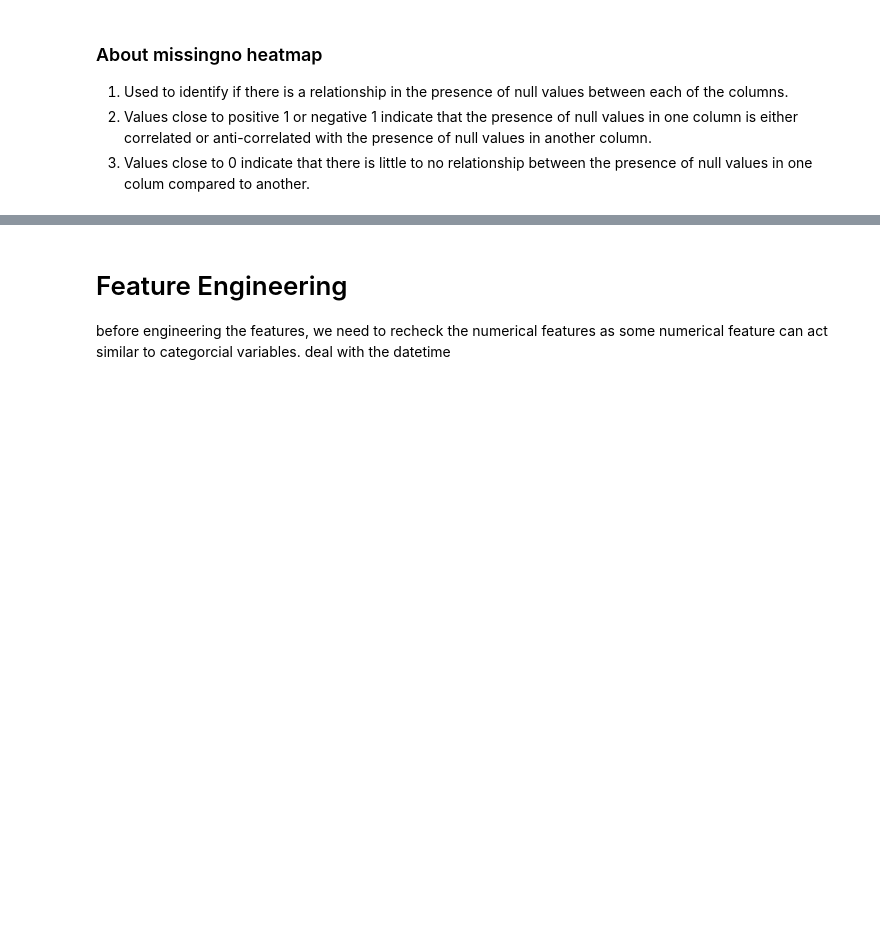
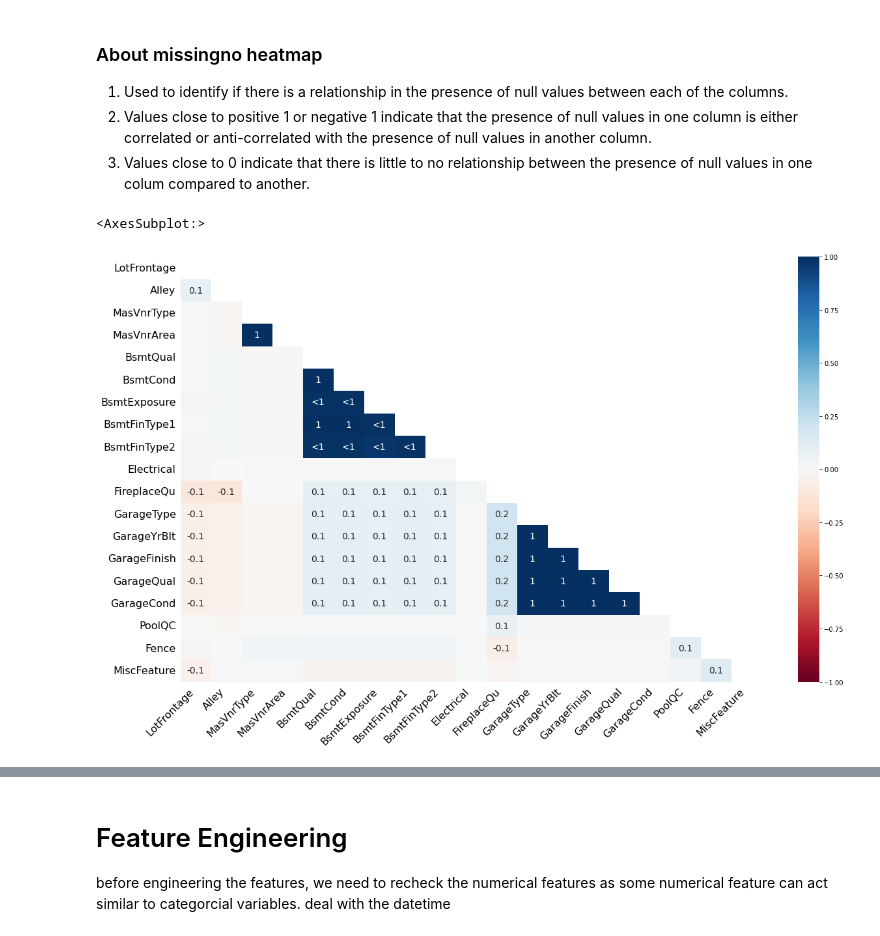
Before and after one commit to macorony/House_Price, a Jupyter notebook: various-models-on-house-price.ipynb, the cells around one changed output, grey strips where cells are left out. Drawn from its saved outputs; the diff is of its cells as text; code cells hidden in the pictures; blank space fills up the shorter version.

```diff
--- a/various-models-on-house-price.ipynb
+++ b/various-models-on-house-price.ipynb
@@ -163,2 +245,8 @@ print(f"After handling the missing value, there are {df_train.isnull().sum().sum
-# %%
-X_train, y_train = df_train.iloc[:,:-1], df_train.iloc[:,-1]
+# %%
+# Using train data to identify the correlation of missing values.
+# Some features indicate 1 or close to 1 correlation. These features have similar syntax meanings
+# MasVnrType and MasVnrType, Bsmt feature group, Garage feature group.
+msno.heatmap(X_train)
+# %% [output]
+<AxesSubplot:>
+[figure, added]
```
Also changed, not shown: parts of 61 cells of this notebook.
